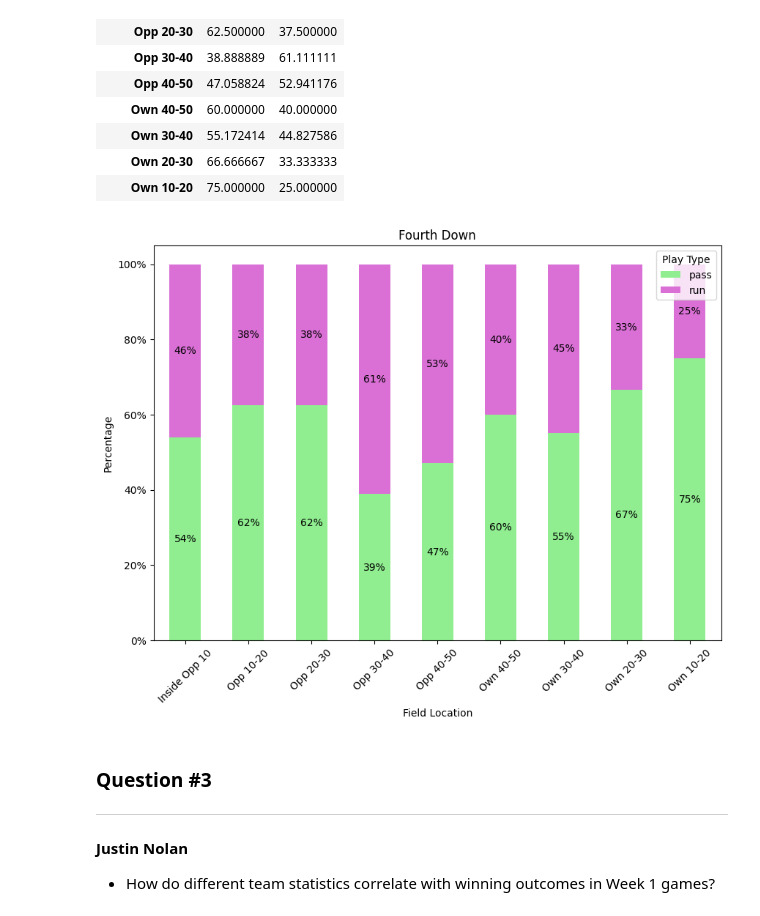
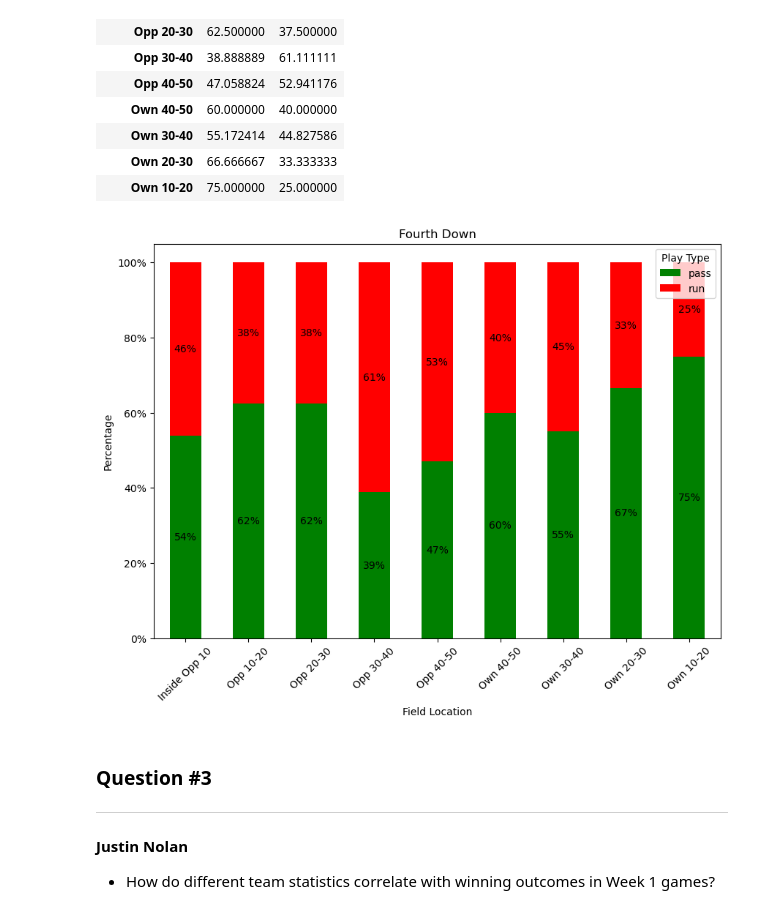
Before and after one commit to rollernathan/NFL_2024_Week_1, a Jupyter notebook: Project 3.ipynb, the cells around one changed output. Cells and saved outputs as stored; diff of their text form; code cells hidden in the pictures.

```diff
--- a/Project 3.ipynb
+++ b/Project 3.ipynb
@@ -187,7 +185,7 @@ crosstab_first_normalized
 | Inside Own 10 | 44.444444 | 55.555556 |
 # %%
 # Define colors for the 'pass' and 'run' categories
-colors = {'pass': 'lightgreen', 'run': 'orchid'}
+colors = {'pass': 'green', 'run': 'red'}
 
 # Plot the stacked histogram using normalized data
 ct_first = crosstab_first_normalized.plot(kind='bar', stacked=True, figsize=(10, 7), color=[colors[col] for col in crosstab_first_normalized.columns])
@@ -254,7 +252,7 @@ crosstab_second_normalized
 | Inside Own 10 | 33.333333 | 66.666667 |
 # %%
 # Define colors for the 'pass' and 'run' categories
-colors = {'pass': 'lightgreen', 'run': 'orchid'}
+colors = {'pass': 'green', 'run': 'red'}
 
 # Plot the stacked histogram using normalized data
 ct_second = crosstab_second_normalized.plot(kind='bar', stacked=True, figsize=(10, 7), color=[colors[col] for col in crosstab_second_normalized.columns])
@@ -321,7 +319,7 @@ crosstab_third_normalized
 | Inside Own 10 | 33.333333 | 66.666667 |
 # %%
 # Define colors for the 'pass' and 'run' categories
-colors = {'pass': 'lightgreen', 'run': 'orchid'}
+colors = {'pass': 'green', 'run': 'red'}
 
 # Plot the stacked histogram using normalized data
 ct_third = crosstab_third_normalized.plot(kind='bar', stacked=True, figsize=(10, 7), color=[colors[col] for col in crosstab_third_normalized.columns])
@@ -387,32 +385,32 @@ crosstab_fourth_normalized
 | Own 10-20 | 75.000000 | 25.000000 |
 # %%
 # Define colors for the 'pass' and 'run' categories
-colors = {'pass': 'lightgreen', 'run': 'orchid'}
+colors = {'pass': 'green', 'run': 'red'}
 
 # Plot the stacked histogram using normalized data
 ct_fourth = crosstab_fourth_normalized.plot(kind='bar', stacked=True, figsize=(10, 7), color=[colors[col] for col in crosstab_fourth_normalized.columns])
 
 # Add titles and labels
 plt.title('Fourth Down')
 plt.xlabel('Field Location')
 plt.ylabel('Percentage')
 plt.legend(title='Play Type')
 plt.xticks(rotation=45)  # Rotate x-axis labels for better readability
 
 # Format y-axis to include percentage symbol
 ct_fourth.yaxis.set_major_formatter(plt.FuncFormatter(lambda x, _: f'{x:.0f}%'))
 
 # Annotate the bars with the percentage values
 for container in ct_fourth.containers:
     ct_fourth.bar_label(container, fmt='%.0f%%', label_type='center')
 
 # Save the plot as an image
 plt.savefig('images/fourth_down_bc.png', format='png', dpi=300, bbox_inches='tight')
 
 # Show the plot
 plt.show()
 # %% [output]
-[figure, old version]
+[figure, new version]
 # %% [markdown]
 ### Question #3
 ---
```
Also changed, not shown: parts of 20 cells of this notebook, 17 other files.
